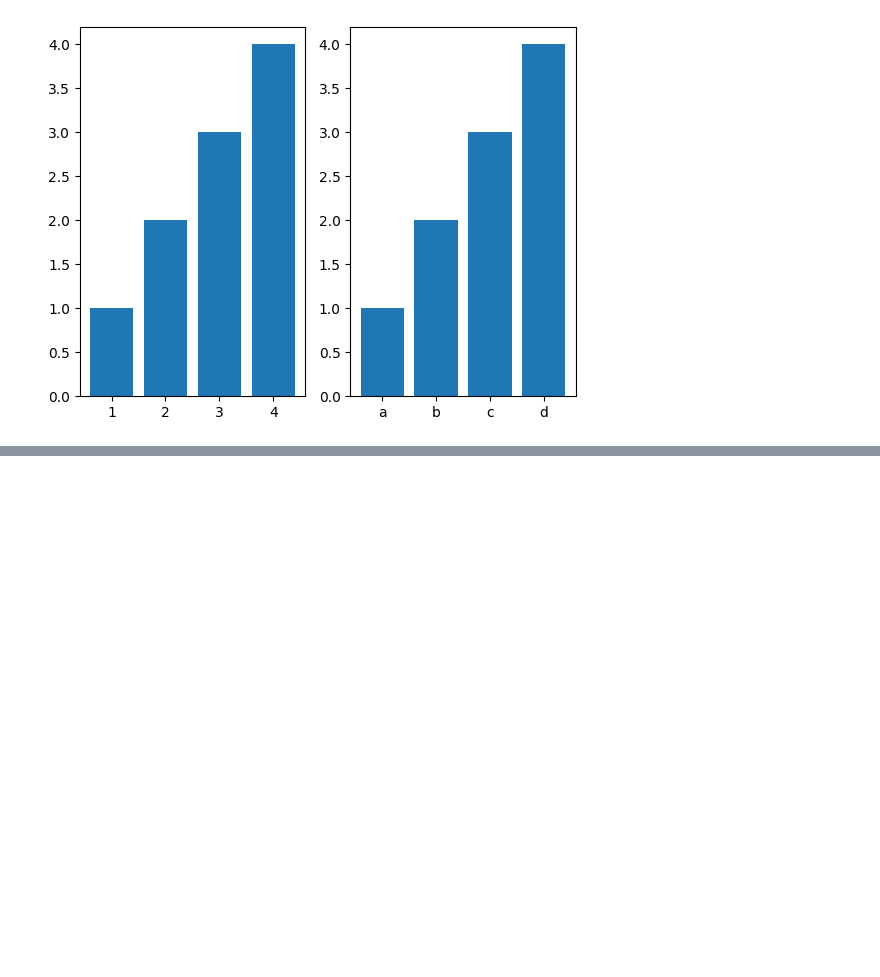
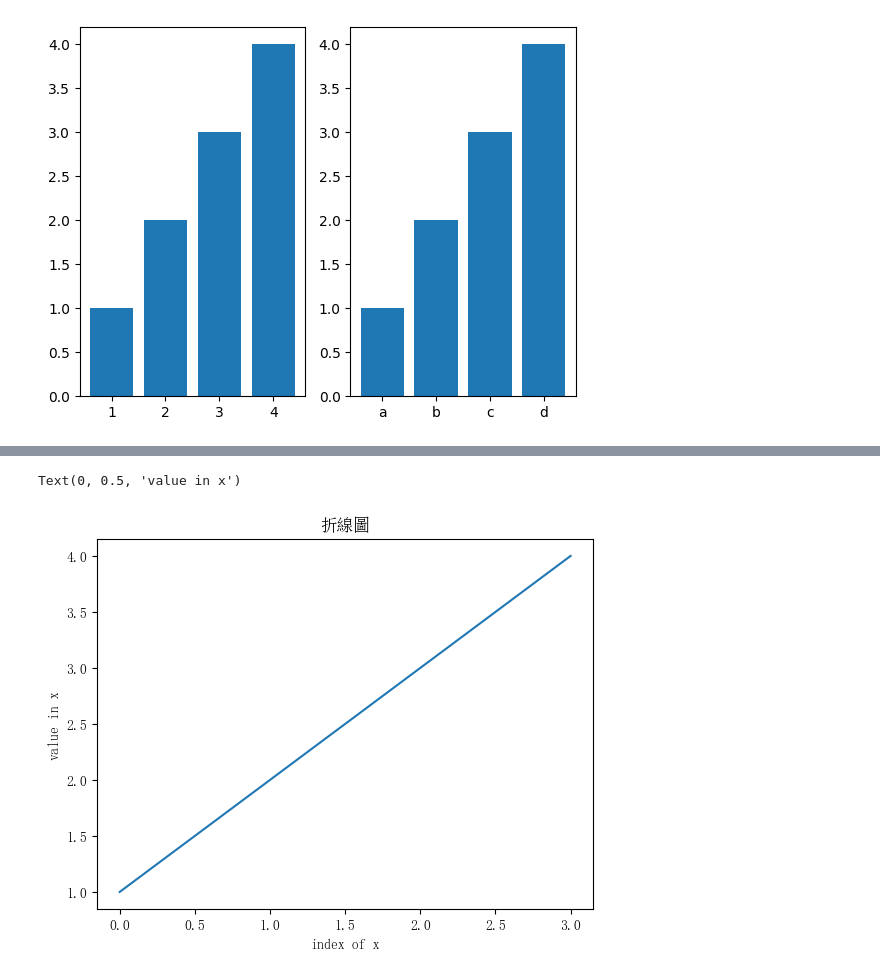
Before and after one commit to vcdemy/20240416, a Jupyter notebook: 2040416筆記.ipynb, the cells around one changed output, grey strips where cells are left out. Saved outputs shown, nothing was run; the diff lists cells and outputs as text; code cells hidden in the pictures; blank space fills up the shorter version.

```diff
--- a/2040416筆記.ipynb
+++ b/2040416筆記.ipynb
@@ -497,0 +521,8 @@ plt.bar(list('abcd'), x)
+# %%
+plt.plot(x)
+plt.title('折線圖')
+plt.xlabel('index of x')
+plt.ylabel('value in x')
+# %% [output]
+Text(0, 0.5, 'value in x')
+[figure, added]
```
Also changed, not shown: parts of 5 cells of this notebook.
